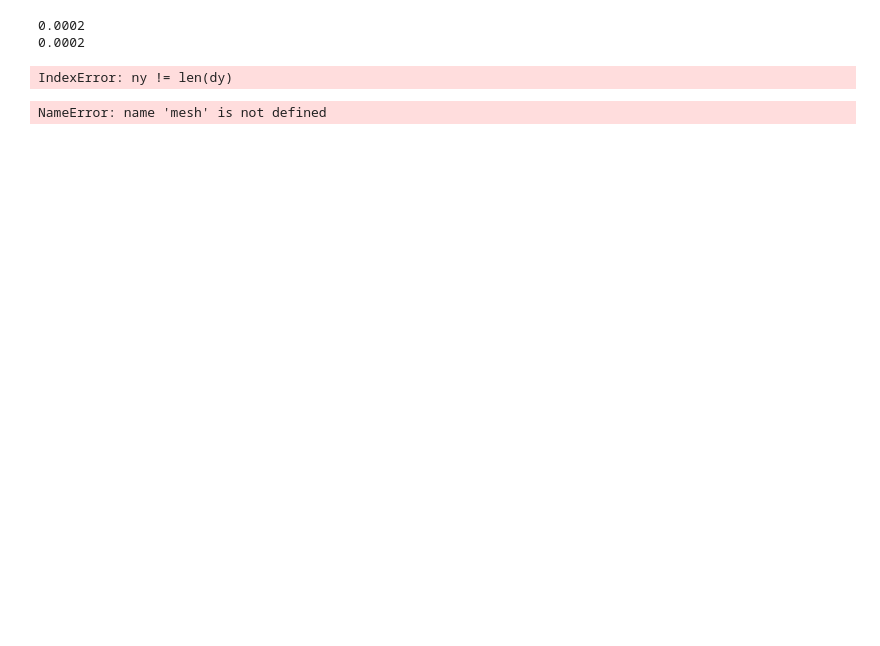
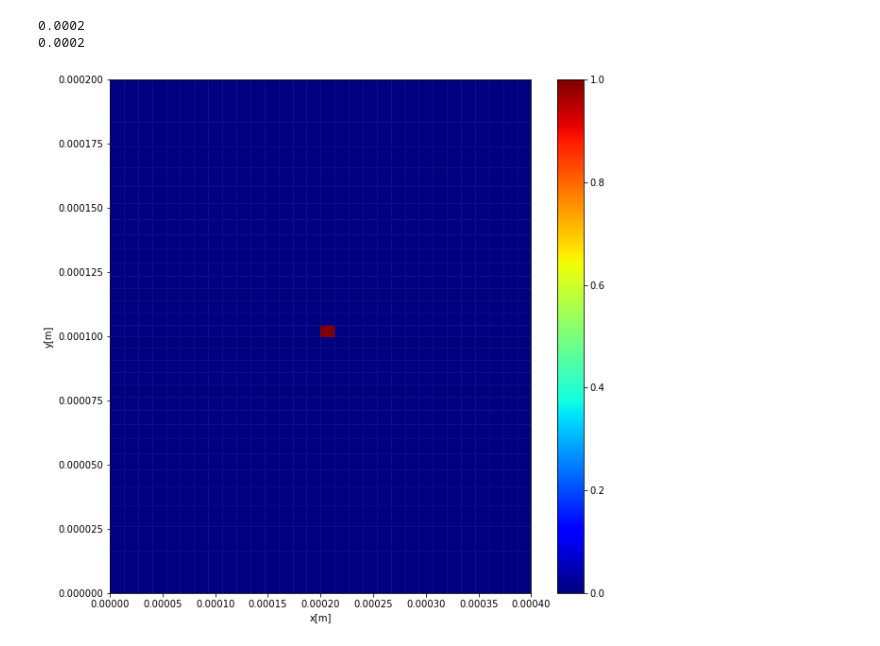
Before and after one commit to snilsn/SLM-finite-volumes, a Jupyter notebook: 3d heat convection.ipynb, the cells around one changed output. Drawn from its saved outputs; the diff is of its cells as text; code cells hidden in the pictures; blank space fills up the shorter version.

```diff
--- a/3d heat convection.ipynb
+++ b/3d heat convection.ipynb
@@ -12,8 +12,10 @@ from parameters import *
 
 from tqdm.notebook import trange, tqdm
 # %%
-dz = helper_functions.create_dz(N_z, 1/3, L_z)
-dy = helper_functions.create_dy(N_y, 1/3, L_y)
+m = 2/3
+
+dz = helper_functions.create_dz(N_z, m, L_z)
+dy = helper_functions.create_dy(N_y, m, L_y)
 
 mesh = Grid3D(nx = N_x, ny = N_y, nz = N_z, dx = dx, dy = dy, dz = dz)
 
@@ -32,7 +34,6 @@ velocity = CellVariable(mesh = mesh, name = 'velocity', rank = 1, value = numeri
 # %% [output]
 0.0002
 0.0002
-IndexError: ny != len(dy)
 # %%
 #starting values:
 x_pos = 0.0001
@@ -55,12 +56,11 @@ time_measure = []
 # %%
 cell = CellVariable(mesh = mesh, value = 0.0)
 dummie = np.zeros(len(np.array(cell)))
 dummie[middle] = 1.0
 cell.setValue(dummie)
 viewer = plotting_utils.plot_2d_xy(cell, N)
-viewer.plot()
 # %% [output]
-NameError: name 'mesh' is not defined
+[figure, added]
 # %%
 liquid = fct.get_liquid_fraction(temperature, mesh, steel_T_S, steel_T_L)
 liquid_old = liquid
```
Also changed, not shown: parts of 59 cells of this notebook, 3 other files.
